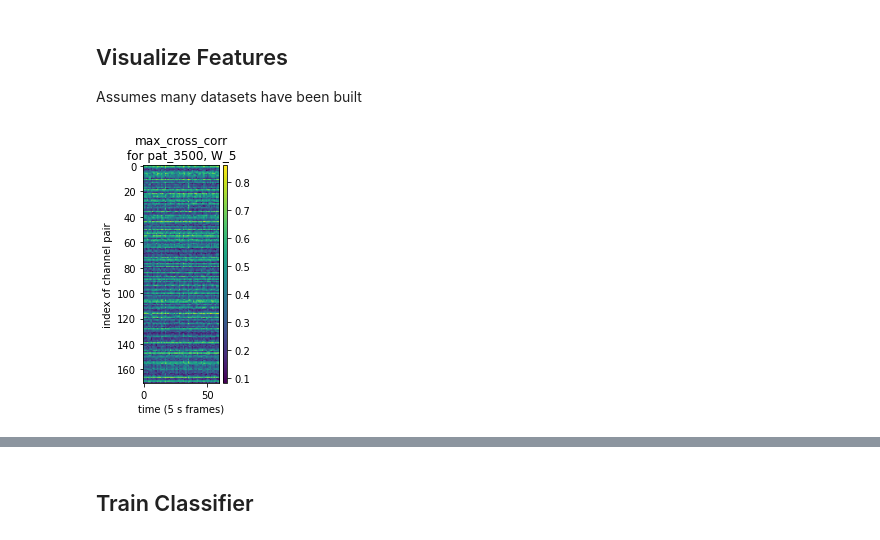
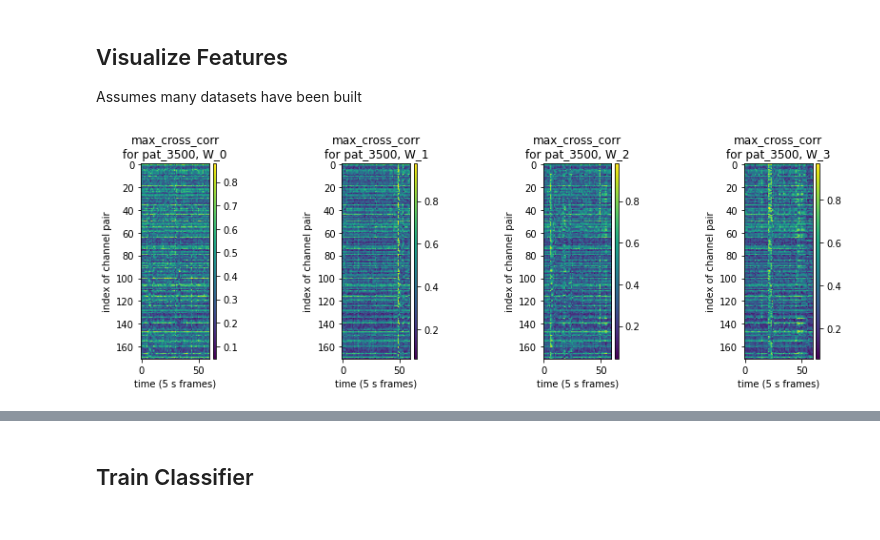
Before and after one commit to noamsgl/msc, a Jupyter notebook: scripts/psp/training/PSPReport.ipynb, the cells around one changed output, grey strips where cells are left out. Cells and saved outputs as stored; diff of their text form; code cells hidden in the pictures.

Commit message:
Visualize Features in PSPReport.ipynb works

```diff
--- a/scripts/psp/training/PSPReport.ipynb
+++ b/scripts/psp/training/PSPReport.ipynb
@@ -140,6 +140,10 @@ psp_dataset = PSPDataset(r"C:\Users\noam\Repositories\noamsgl\msc\results\epilep
 X, labels = psp_dataset.get_X(), psp_dataset.get_labels(format='desc')
 # %%
 window_id = 5
-plot_feature_window(X[window_id].reshape(171,-1), patient_name=patient, window_name=f'W_{window_id}',feature_name=selected_feature)
+fig, axes = plt.subplots(1,4, figsize=(12,4), sharex=True)
+for i in range(4):
+    window_fig = plot_feature_window(X[i].reshape(171,-1), patient_name=patient, window_name=f'W_{i}',feature_name=selected_feature, ax=axes[i])
+plt.tight_layout()
+plt.show()
 # %% [output]
-[figure, old version]
+[figure, new version]
```
Also changed, not shown: parts of 3 cells of this notebook, 1 other file.
